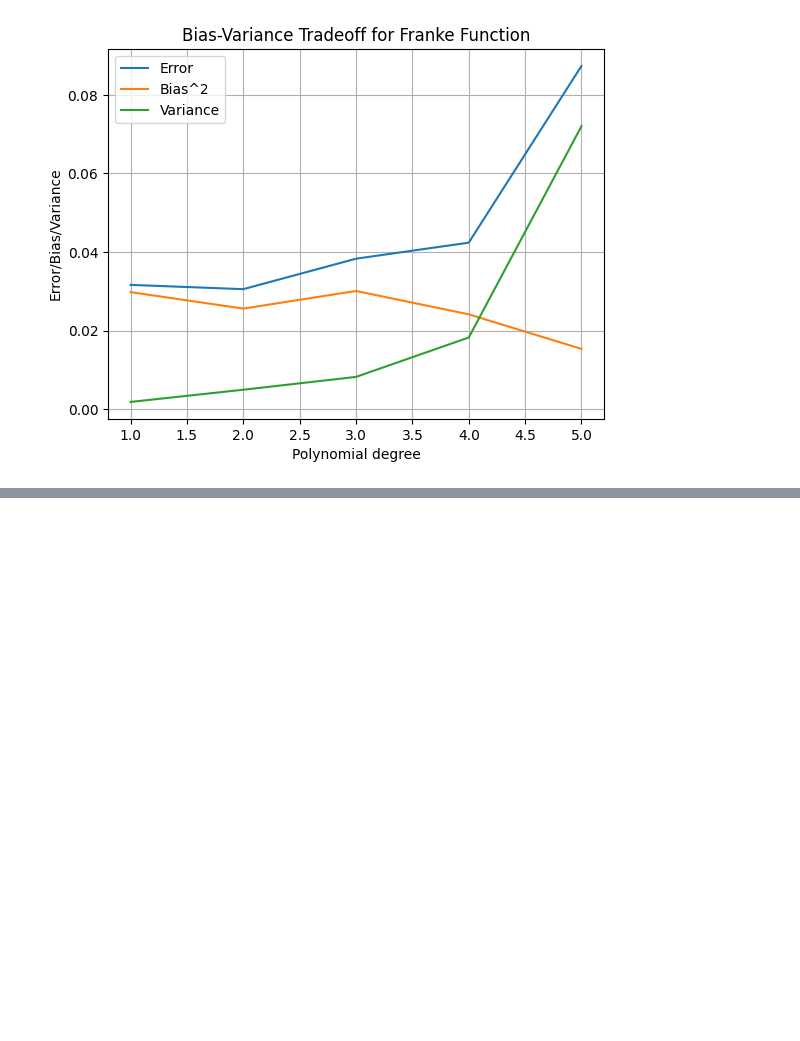
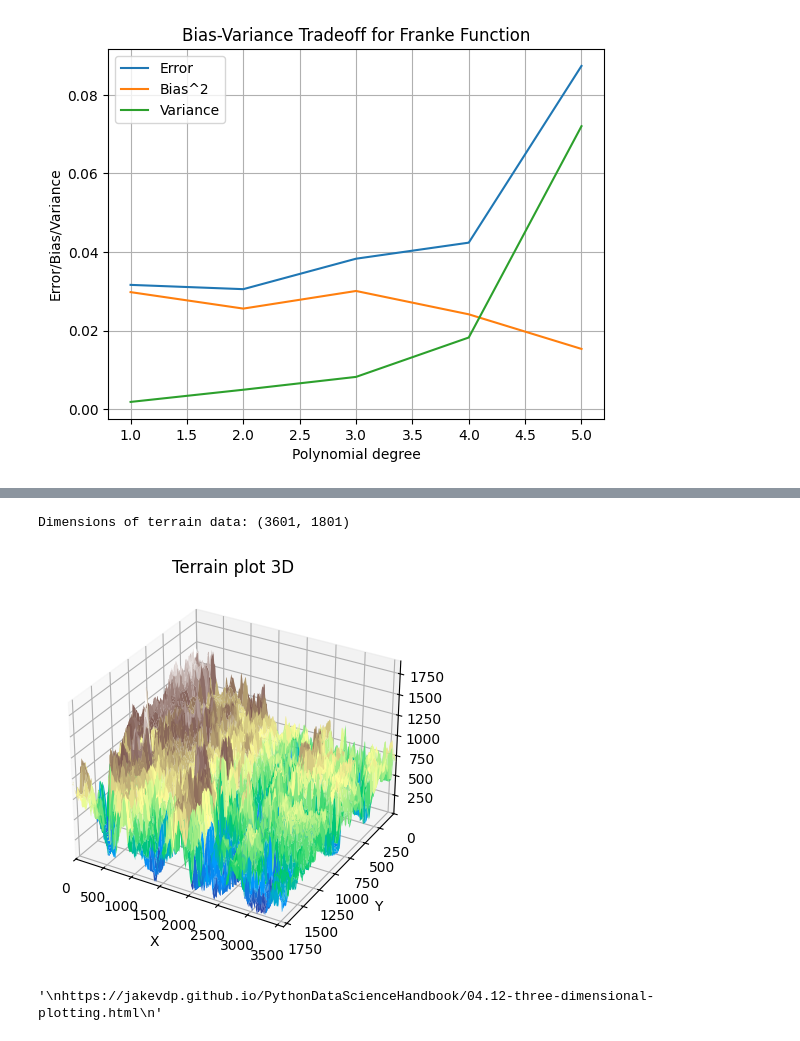
Before and after one commit to tiriltk/FYSSTK4155, a Jupyter notebook: Project1/project1code.ipynb, the cells around one changed output, grey strips where cells are left out. Saved outputs shown, nothing was run; the diff lists cells and outputs as text; code cells hidden in the pictures; blank space fills up the shorter version.

```diff
--- a/Project1/project1code.ipynb
+++ b/Project1/project1code.ipynb
@@ -447,0 +472,33 @@ Degree 5: Error = 0.0874, Bias ^2 = 0.0153, Variance = 0.0720
+# %%
+print("Dimensions of terrain data:", terrain1.shape)
+
+from imageio import imread
+
+terrain1 = imread('SRTM_data_Norway_1.tif')
+
+fig = plt.figure()
+ax = plt.axes(projection='3d')
+
+x = np.arange(3601)
+y = np.arange(1801)
+
+X, Y = np.meshgrid(x, y)
+
+ax.plot_surface(X, Y, terrain1.T, cmap='terrain')
+
+ax.set_xlim(0, 3601)
+ax.set_ylim(1801, 0)
+
+plt.title("Terrain plot 3D")
+plt.xlabel('X')
+plt.ylabel('Y')
+plt.savefig("Terrain_plot_3D.png")
+plt.show()
+
+"""
+https://jakevdp.github.io/PythonDataScienceHandbook/04.12-three-dimensional-plotting.html
+"""
+# %% [output]
+Dimensions of terrain data: (3601, 1801)
+[figure, added]
+'\nhttps://jakevdp.github.io/PythonDataScienceHandbook/04.12-three-dimensional-plotting.html\n'
```
Also changed, not shown: parts of 8 cells of this notebook.
